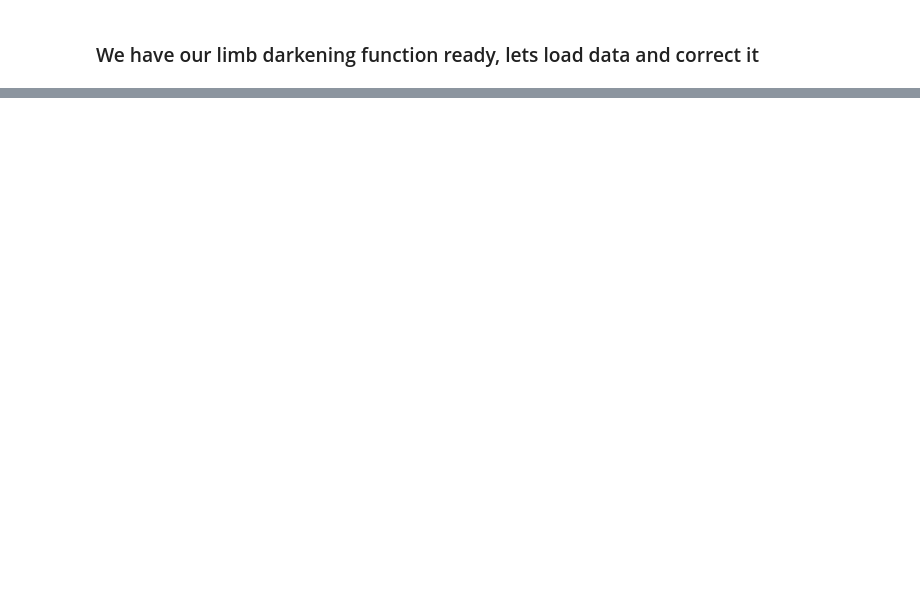
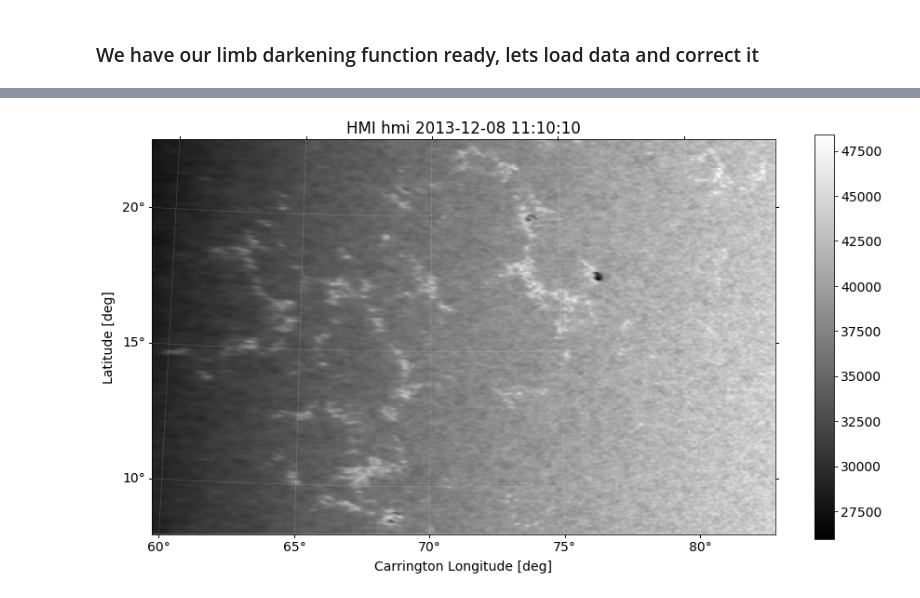
Before and after one commit to lzivadinovic/ondrejov_internship_2019, a Jupyter notebook: limb_darkening.ipynb, the cells around one changed output, grey strips where cells are left out. Drawn from its saved outputs; the diff is of its cells as text; code cells hidden in the pictures; blank space fills up the shorter version.

```diff
--- a/limb_darkening.ipynb
+++ b/limb_darkening.ipynb
@@ -76,0 +76,35 @@ degree
+# %%
+import sunpy.map
+import sunpy.coordinates.transformations
+from sunpy.coordinates import frames
+import astropy.units as u
+
+#Import fits file into sunpy.map object
+limb = sunpy.map.Map(filename_limb)
+#Quick plot preview of sunpy.map object
+#Grid and colorbar are automatticly overploted because of extensive header information in fits file
+#Also, hmi data is natively supported by sunpy
+#ie hmi map is extension of native sunpy map
+#https://docs.sunpy.org/en/stable/code_ref/map.html#map-sources
+limb.peek()
+
+#This returns coordinate vector for every pixel for limb map
+#It calculates it using CRVAL, CRPIX .... keywords from header
+#sunpy.map.all_coordinates_from_map(limb)
+
+
+#This is where the magic starst
+#It bassicaly uses transform_to method on above pixel coordinate map
+#and converts it to specific frame
+#in this case, helioprojective frame with observer location fetched from fits header file
+#please note that some people say that HMI dont provide its true corrdinate
+#ie for same timestamp, AIA and HMI reported coordinates are different
+#see https://github.com/sunpy/sunpy/issues/3057
+helioproj_limb = sunpy.map.all_coordinates_from_map(limb).transform_to(frames.Helioprojective(observer=limb.observer_coordinate))
+
+
+#Extract radii of sun in arcseconds provided in fits header
+rsun_hp_limb = limb.rsun_obs.value
+#print(rsun_hp)
+# %% [output]
+[figure, added]
```
Also changed, not shown: parts of 15 cells of this notebook, 2 other files.
